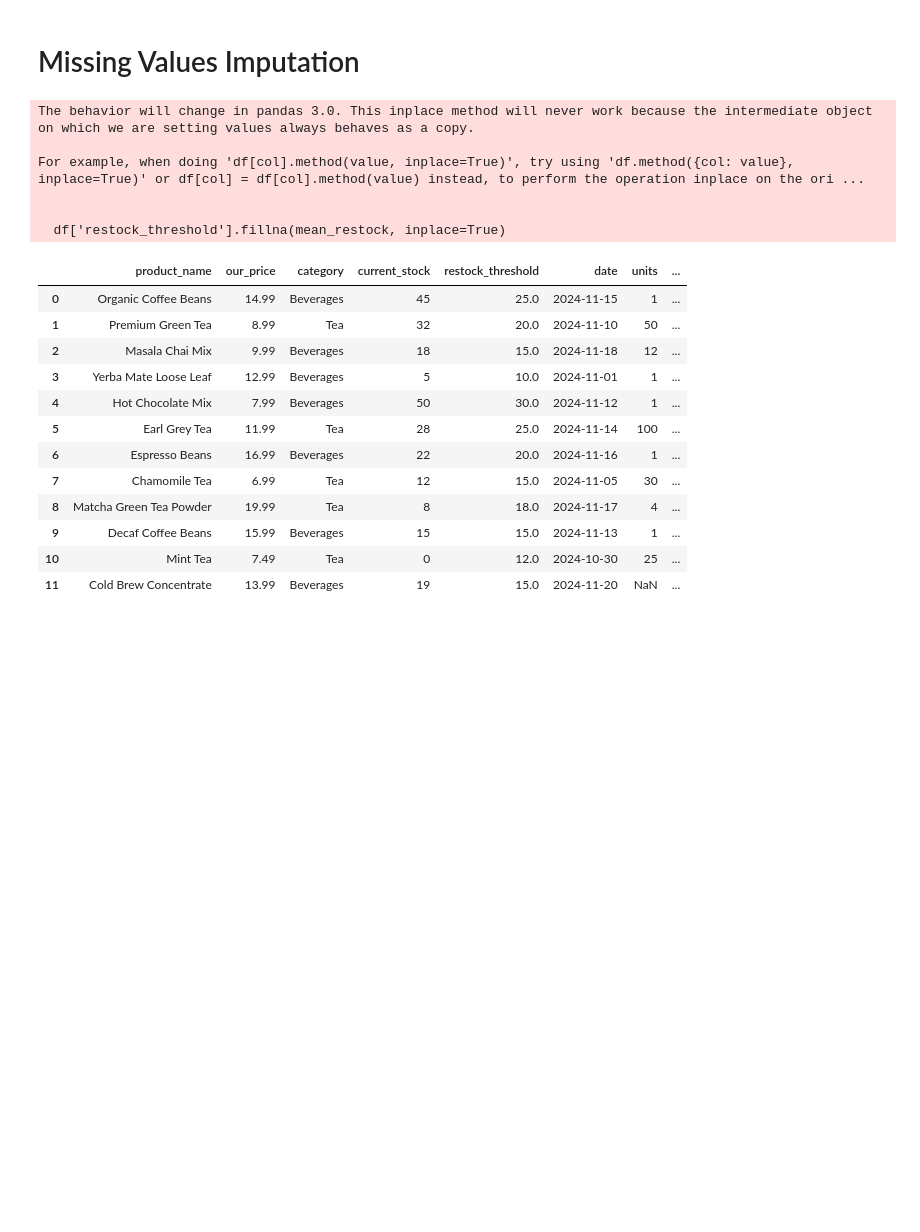
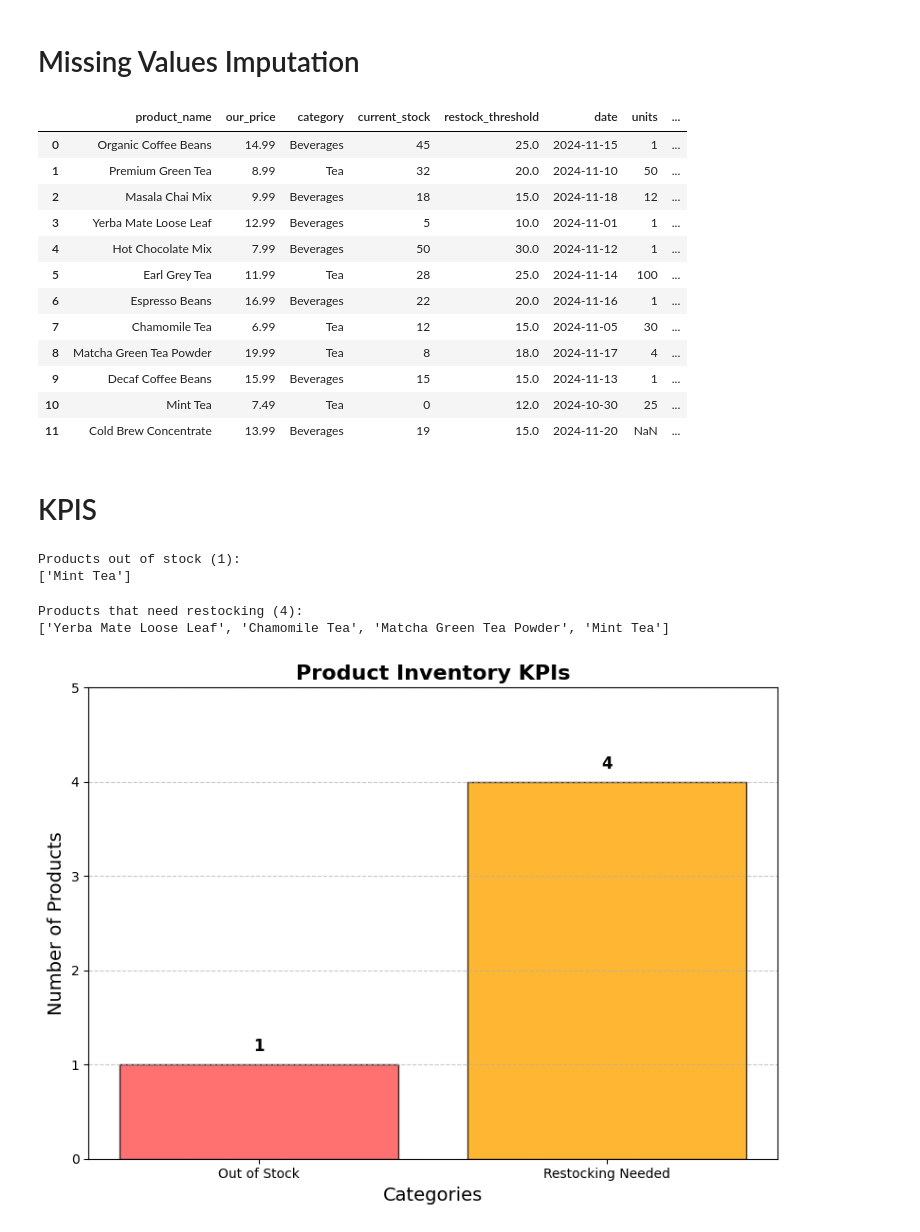
Before and after one commit to sebas1193/10EQS_EVAL, a Jupyter notebook: EDA.ipynb, the cells around one changed output. Saved outputs shown, nothing was run; the diff lists cells and outputs as text; code cells hidden in the pictures; blank space fills up the shorter version.

```diff
--- a/EDA.ipynb
+++ b/EDA.ipynb
@@ -191,20 +226,14 @@ df
 # %% [markdown]
 # Missing Values Imputation
 # %%
-# Calculate the average of the 'restock_threshold' column and round it
-mean_restock = int(df['restock_threshold'].mean())
+# Filter the rows where 'category' is 'Tea'
+mean_restock_tea = int(df.loc[df['category'] == 'Tea', 'restock_threshold'].mean())
 
-# fill the missing values in the 'restock_threshold' column with the calculated average
-df['restock_threshold'].fillna(mean_restock, inplace=True)
+# fill the missing values in the 'restock_threshold' column with the mean of the 'restock_threshold' for the 'Tea' category
+df.loc[(df['category'] == 'Tea') & (df['restock_threshold'].isna()), 'restock_threshold'] = mean_restock_tea
 
 df
 # %% [output]
-The behavior will change in pandas 3.0. This inplace method will never work because the intermediate object on which we are setting values always behaves as a copy.
-
-For example, when doing 'df[col].method(value, inplace=True)', try using 'df.method({col: value}, inplace=True)' or df[col] = df[col].method(value) instead, to perform the operation inplace on the ori ...
-
-
-  df['restock_threshold'].fillna(mean_restock, inplace=True)
 |  | product_name | our_price | category | current_stock | restock_threshold | date | units | ... |
 | 0 | Organic Coffee Beans | 14.99 | Beverages | 45 | 25.0 | 2024-11-15 | 1 | ... |
 | 1 | Premium Green Tea | 8.99 | Tea | 32 | 20.0 | 2024-11-10 | 50 | ... |
@@ -218,3 +247,21 @@ For example, when doing 'df[col].method(value, inplace=True)', try using 'df.met
 | 9 | Decaf Coffee Beans | 15.99 | Beverages | 15 | 15.0 | 2024-11-13 | 1 | ... |
 | 10 | Mint Tea | 7.49 | Tea | 0 | 12.0 | 2024-10-30 | 25 | ... |
 | 11 | Cold Brew Concentrate | 13.99 | Beverages | 19 | 15.0 | 2024-11-20 | NaN | ... |
+# %% [markdown]
+# KPIS
+# %%
+# Products out of stock
+out_of_stock_products = df[df['current_stock'] == 0]['product_name']
+print(f"Products out of stock ({len(out_of_stock_products)}):")
+print(out_of_stock_products.to_list())
+# %% [output]
+Products out of stock (1):
+['Mint Tea']
+# %%
+# Products that need restocking
+restock_needed_products = df[df['current_stock'] < df['restock_threshold']]['product_name']
+print(f"\nProducts that need restocking ({len(restock_needed_products)}):")
+print(restock_needed_products.to_list())
+# %% [output]
+Products that need restocking (4):
+['Yerba Mate Loose Leaf', 'Chamomile Tea', 'Matcha Green Tea Powder', 'Mint Tea']
@@ -220,0 +270,4 @@ For example, when doing 'df[col].method(value, inplace=True)', try using 'df.met
+# %%
+plot_inventory_kpis(out_of_stock_products, restock_needed_products)
+# %% [output]
+[figure, added]
```
Also changed, not shown: parts of 5 cells of this notebook.
